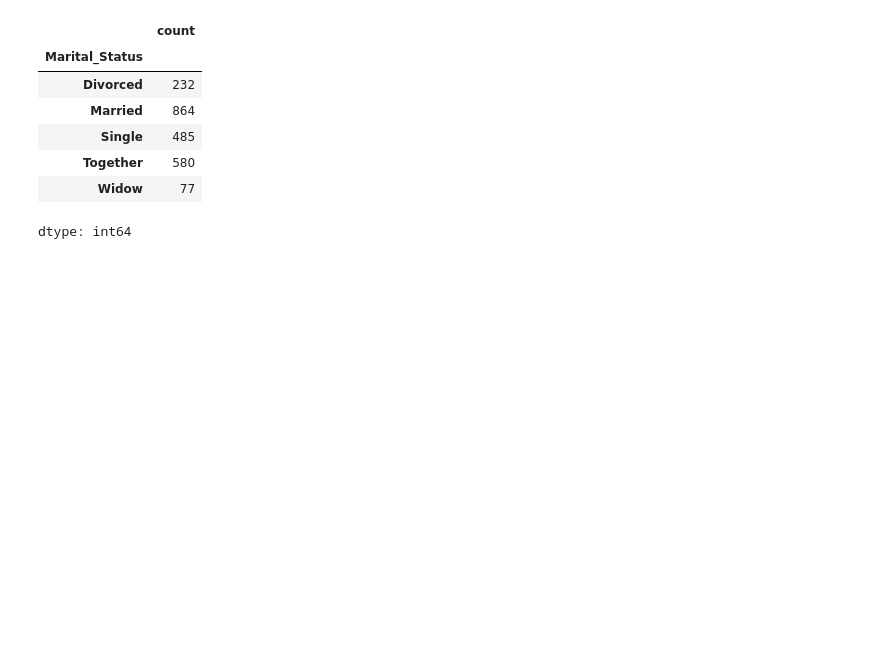
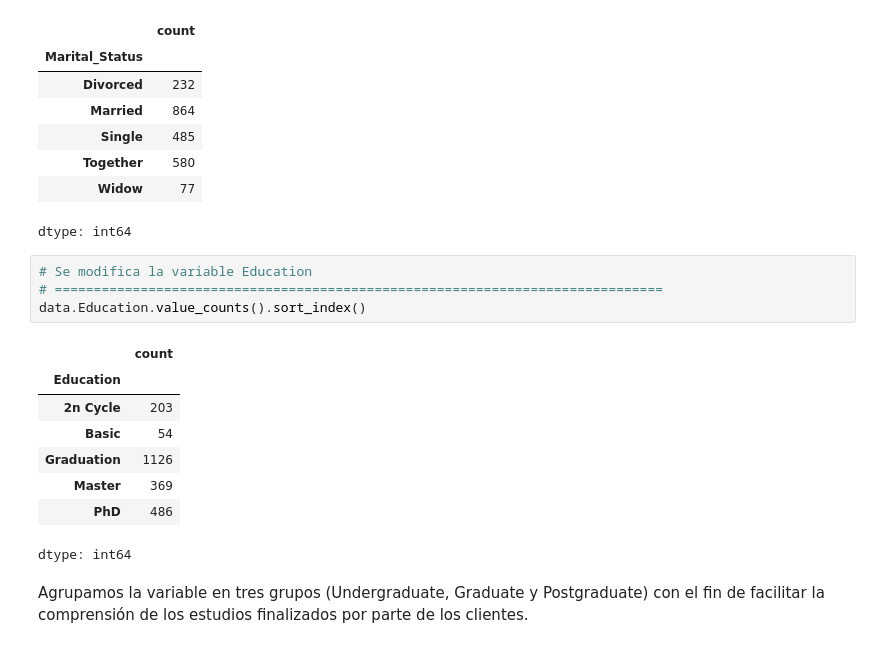
Before and after one commit to xbadiam/Marketing_Campaign, a Jupyter notebook: notebooks/MarketingCampaign_data_exploratory.ipynb, the cells around one changed output. Saved outputs shown, nothing was run; the diff lists cells and outputs as text; blank space fills up the shorter version.

```diff
--- a/notebooks/MarketingCampaign_data_exploratory.ipynb
+++ b/notebooks/MarketingCampaign_data_exploratory.ipynb
@@ -382,5 +406,18 @@ data.Marital_Status.value_counts().sort_index()
 | Together | 580 |
 | Widow | 77 |
 dtype: int64
-# %% [markdown]
-###
+# %%
+# Se modifica la variable Education
+# ==============================================================================
+data.Education.value_counts().sort_index()
+# %% [output]
+|  | count |
+| Education |  |
+| 2n Cycle | 203 |
+| Basic | 54 |
+| Graduation | 1126 |
+| Master | 369 |
+| PhD | 486 |
+dtype: int64
+# %% [markdown]
+Agrupamos la variable en tres grupos (Undergraduate, Graduate y Postgraduate) con el fin de facilitar la comprensión de los estudios finalizados por parte de los clientes.
```
Also changed, not shown: parts of 24 cells of this notebook.
